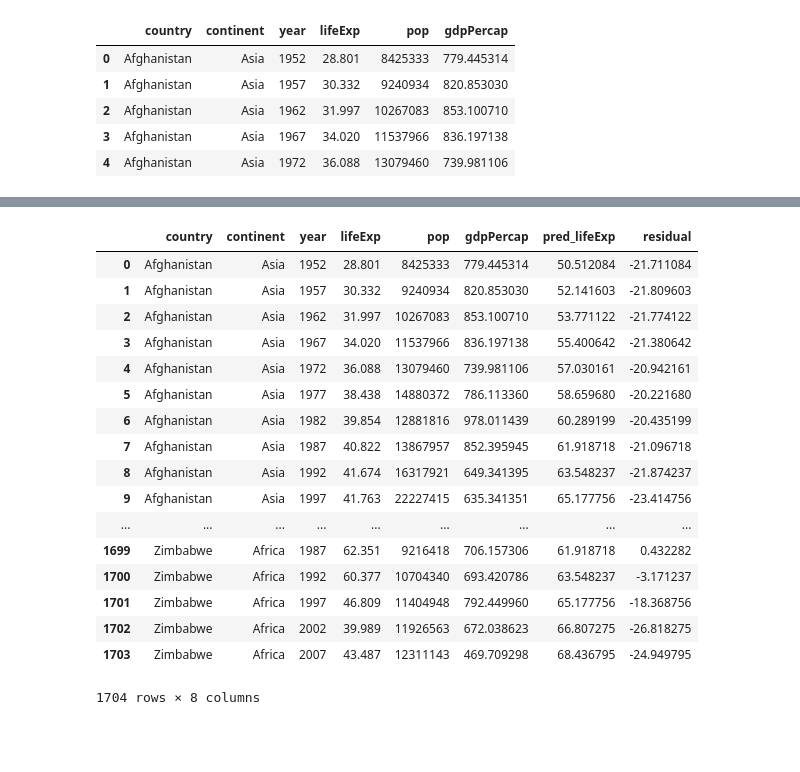
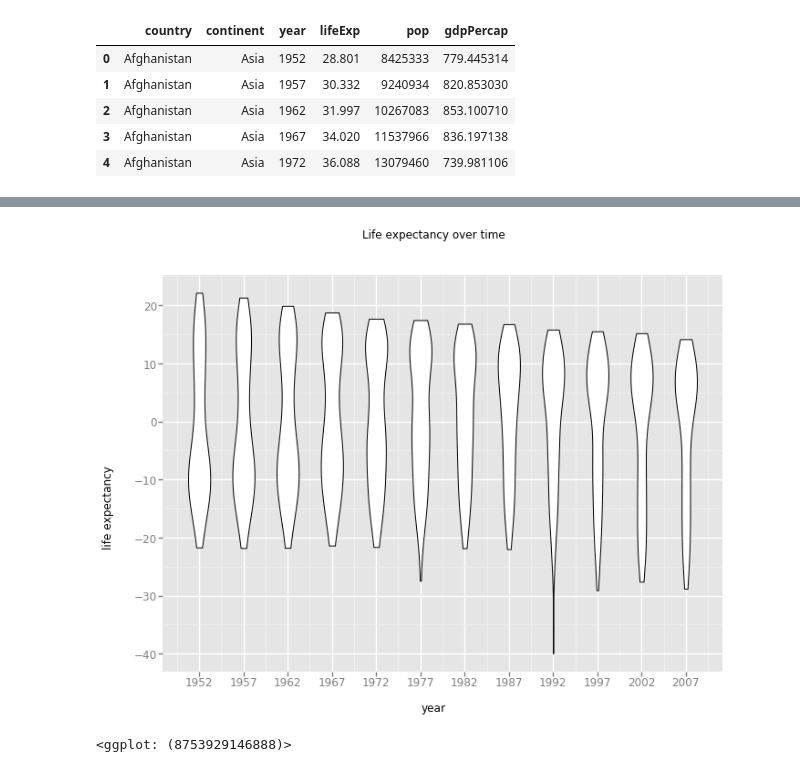
Before and after one commit to mhipona/cmsc320-mhipona, a Jupyter notebook: project3/project3.ipynb, the cells around one changed output, grey strips where cells are left out. Drawn from its saved outputs; the diff is of its cells as text; code cells hidden in the pictures; blank space fills up the shorter version.

```diff
--- a/project3/project3.ipynb
+++ b/project3/project3.ipynb
@@ -46,33 +53,16 @@ regfit = reg.fit(X, Y)
 # %%
 ##Exercise 3
 pred_lifeExps = []
 for x in data['year'].values:
     #print(regfit.predict(x)[0][0])
     pred_lifeExps.append(regfit.predict(x)[0][0])
 data['pred_lifeExp'] = pd.Series(pred_lifeExps, index = data.index)
 data['residual'] = data['lifeExp'] - data['pred_lifeExp']
 ggplot(aes(x='year', y='residual'), data=data) +\
     geom_violin() +\
     labs(title="Life expectancy over time",
          x = "year",
          y = "life expectancy")
-data
 # %% [output]
-|  | country | continent | year | lifeExp | pop | gdpPercap | pred_lifeExp | residual |
-| 0 | Afghanistan | Asia | 1952 | 28.801 | 8425333 | 779.445314 | 50.512084 | -21.711084 |
-| 1 | Afghanistan | Asia | 1957 | 30.332 | 9240934 | 820.853030 | 52.141603 | -21.809603 |
-| 2 | Afghanistan | Asia | 1962 | 31.997 | 10267083 | 853.100710 | 53.771122 | -21.774122 |
-| 3 | Afghanistan | Asia | 1967 | 34.020 | 11537966 | 836.197138 | 55.400642 | -21.380642 |
-| 4 | Afghanistan | Asia | 1972 | 36.088 | 13079460 | 739.981106 | 57.030161 | -20.942161 |
-| 5 | Afghanistan | Asia | 1977 | 38.438 | 14880372 | 786.113360 | 58.659680 | -20.221680 |
-| 6 | Afghanistan | Asia | 1982 | 39.854 | 12881816 | 978.011439 | 60.289199 | -20.435199 |
-| 7 | Afghanistan | Asia | 1987 | 40.822 | 13867957 | 852.395945 | 61.918718 | -21.096718 |
-| 8 | Afghanistan | Asia | 1992 | 41.674 | 16317921 | 649.341395 | 63.548237 | -21.874237 |
-| 9 | Afghanistan | Asia | 1997 | 41.763 | 22227415 | 635.341351 | 65.177756 | -23.414756 |
-| ... | ... | ... | ... | ... | ... | ... | ... | ... |
-| 1699 | Zimbabwe | Africa | 1987 | 62.351 | 9216418 | 706.157306 | 61.918718 | 0.432282 |
-| 1700 | Zimbabwe | Africa | 1992 | 60.377 | 10704340 | 693.420786 | 63.548237 | -3.171237 |
-| 1701 | Zimbabwe | Africa | 1997 | 46.809 | 11404948 | 792.449960 | 65.177756 | -18.368756 |
-| 1702 | Zimbabwe | Africa | 2002 | 39.989 | 11926563 | 672.038623 | 66.807275 | -26.818275 |
-| 1703 | Zimbabwe | Africa | 2007 | 43.487 | 12311143 | 469.709298 | 68.436795 | -24.949795 |
+[figure, added]
-1704 rows × 8 columns
+<ggplot: (8753929146888)>
```
Also changed, not shown: parts of 10 cells of this notebook.
